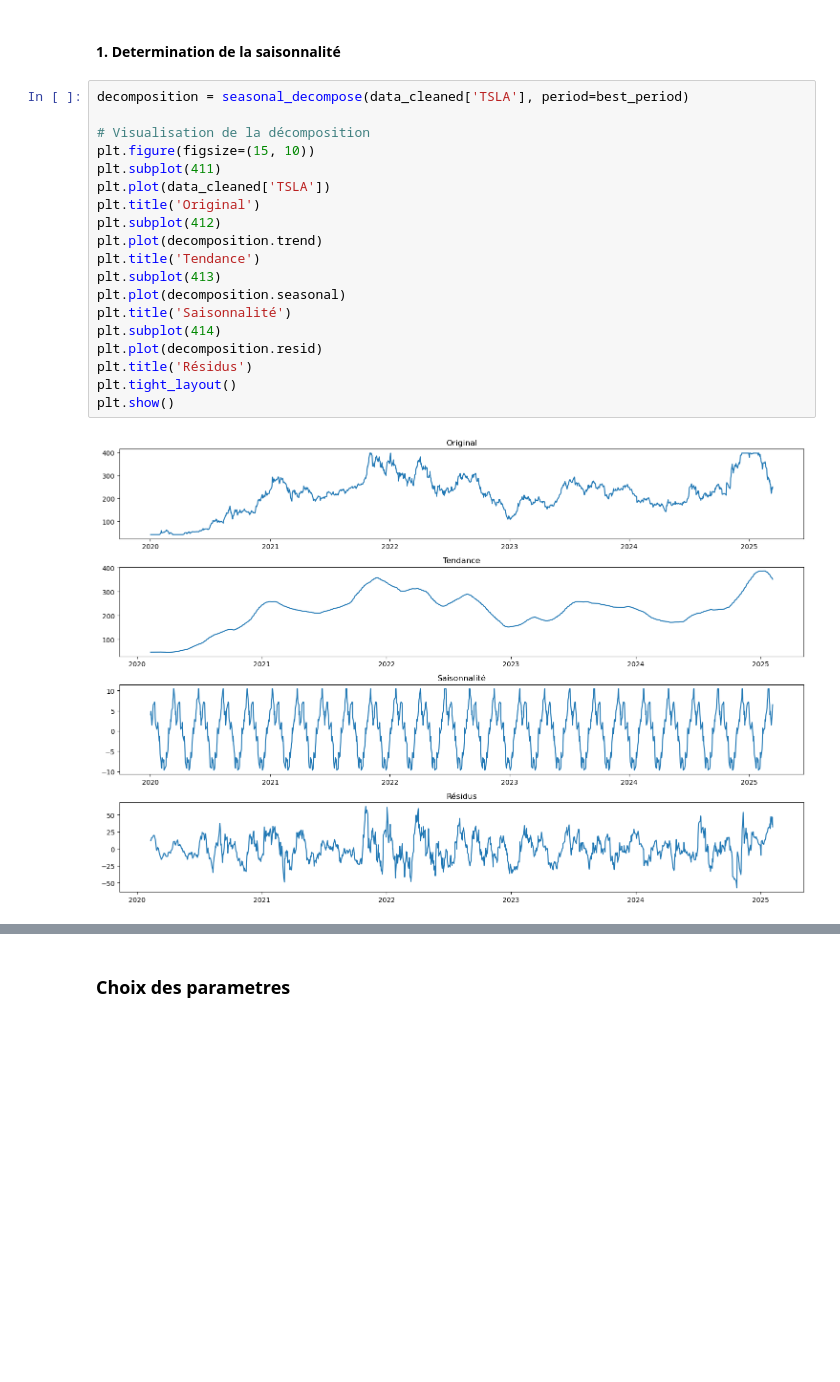
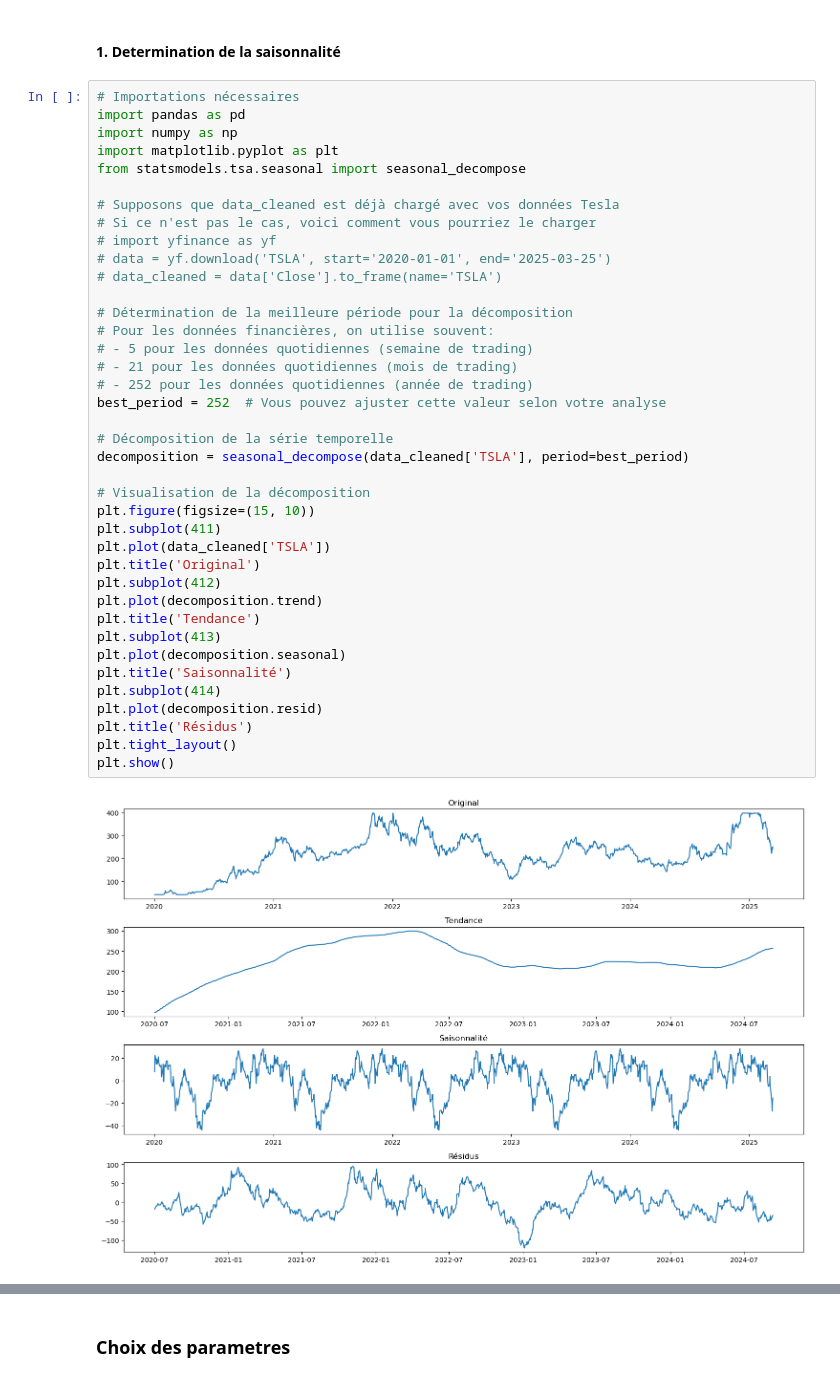
Before and after one commit to baissou45/tp_finance_ml, a Jupyter notebook: tp_finance.ipynb, the cells around one changed output, grey strips where cells are left out. Cells and saved outputs as stored; diff of their text form; blank space fills up the shorter version.

```diff
--- a/tp_finance.ipynb
+++ b/tp_finance.ipynb
@@ -989,23 +990,43 @@ tesla_data_scaled
 # %% [markdown]
 #### 1. Determination de la saisonnalité
 # %%
+# Importations nécessaires
+import pandas as pd
+import numpy as np
+import matplotlib.pyplot as plt
+from statsmodels.tsa.seasonal import seasonal_decompose
+
+# Supposons que data_cleaned est déjà chargé avec vos données Tesla
+# Si ce n'est pas le cas, voici comment vous pourriez le charger
+# import yfinance as yf
+# data = yf.download('TSLA', start='2020-01-01', end='2025-03-25')
+# data_cleaned = data['Close'].to_frame(name='TSLA')
+
+# Détermination de la meilleure période pour la décomposition
+# Pour les données financières, on utilise souvent:
+# - 5 pour les données quotidiennes (semaine de trading)
+# - 21 pour les données quotidiennes (mois de trading)
+# - 252 pour les données quotidiennes (année de trading)
+best_period = 252  # Vous pouvez ajuster cette valeur selon votre analyse
+
+# Décomposition de la série temporelle
 decomposition = seasonal_decompose(data_cleaned['TSLA'], period=best_period)
 
 # Visualisation de la décomposition
 plt.figure(figsize=(15, 10))
 plt.subplot(411)
 plt.plot(data_cleaned['TSLA'])
 plt.title('Original')
 plt.subplot(412)
 plt.plot(decomposition.trend)
 plt.title('Tendance')
 plt.subplot(413)
 plt.plot(decomposition.seasonal)
 plt.title('Saisonnalité')
 plt.subplot(414)
 plt.plot(decomposition.resid)
 plt.title('Résidus')
 plt.tight_layout()
 plt.show()
 # %% [output]
-[figure, old version]
+[figure, new version]
```
Also changed, not shown: parts of 26 cells of this notebook, 2 other files.
